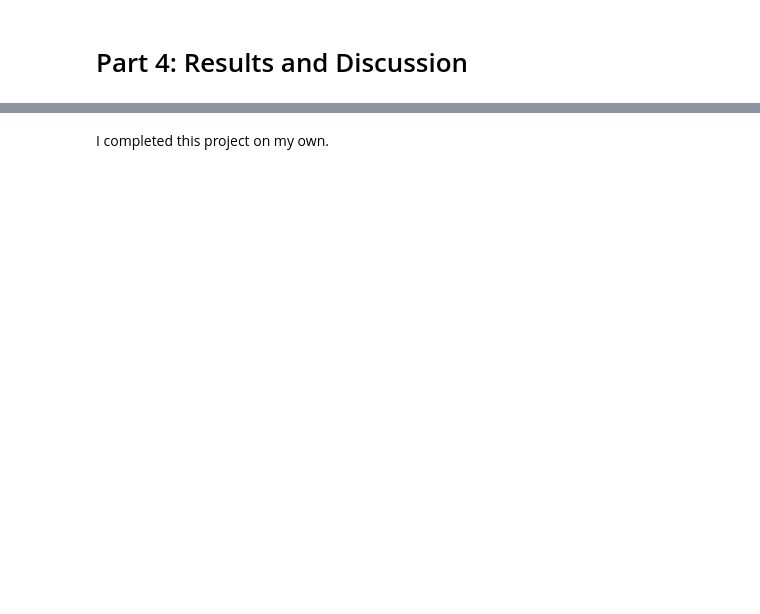
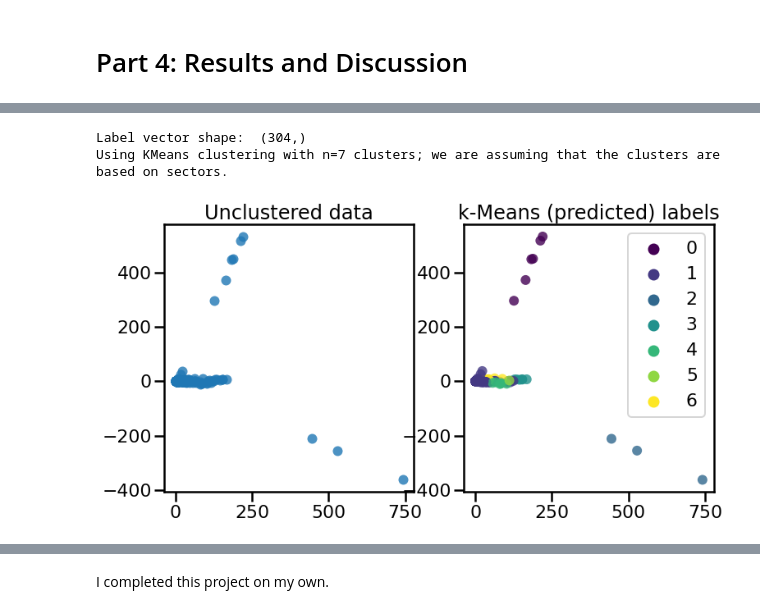
Before and after one commit to annsway/NLP, a Jupyter notebook: Final-Project.ipynb, the cells around one changed output, grey strips where cells are left out. Drawn from its saved outputs; the diff is of its cells as text; code cells hidden in the pictures; blank space fills up the shorter version.

```diff
--- a/Final-Project.ipynb
+++ b/Final-Project.ipynb
@@ -1695,0 +1757,14 @@ pyLDAvis.display(lda_vis)
+# %%
+y_kmeans = KMeans(n_clusters=7).fit_predict(X) # this output is the cluster labels
+
+# Print label vector shape
+print('Label vector shape: ', y_kmeans.shape)
+
+print("Using KMeans clustering with n=7 clusters; we are assuming that the clusters are based on sectors.")
+
+# Plot results
+plot_compare(X, y_kmeans, 'k-Means (predicted) labels', reduce=True, alpha=0.8)
+# %% [output]
+Label vector shape:  (304,)
+Using KMeans clustering with n=7 clusters; we are assuming that the clusters are based on sectors.
+[figure, added]
```
Also changed, not shown: parts of 62 cells of this notebook, 1 other file.
